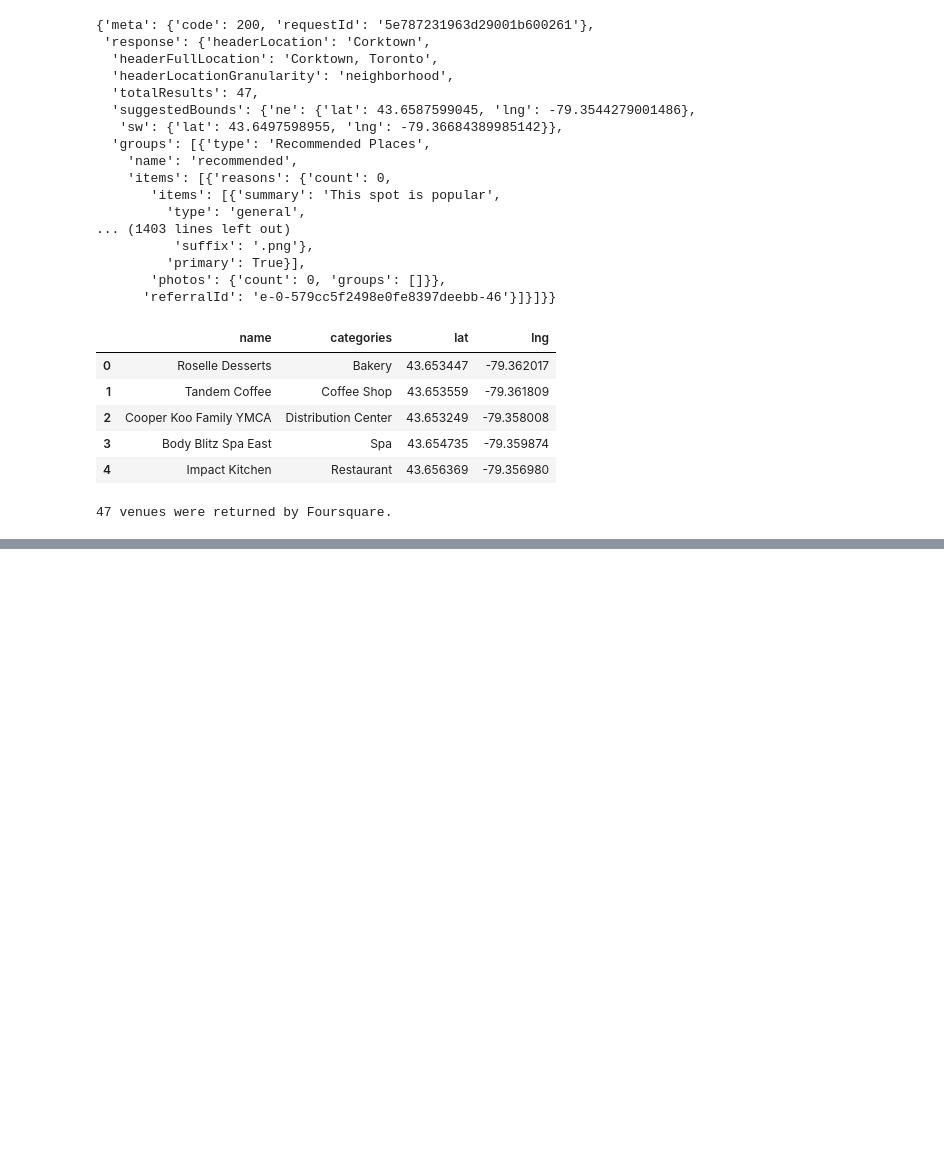
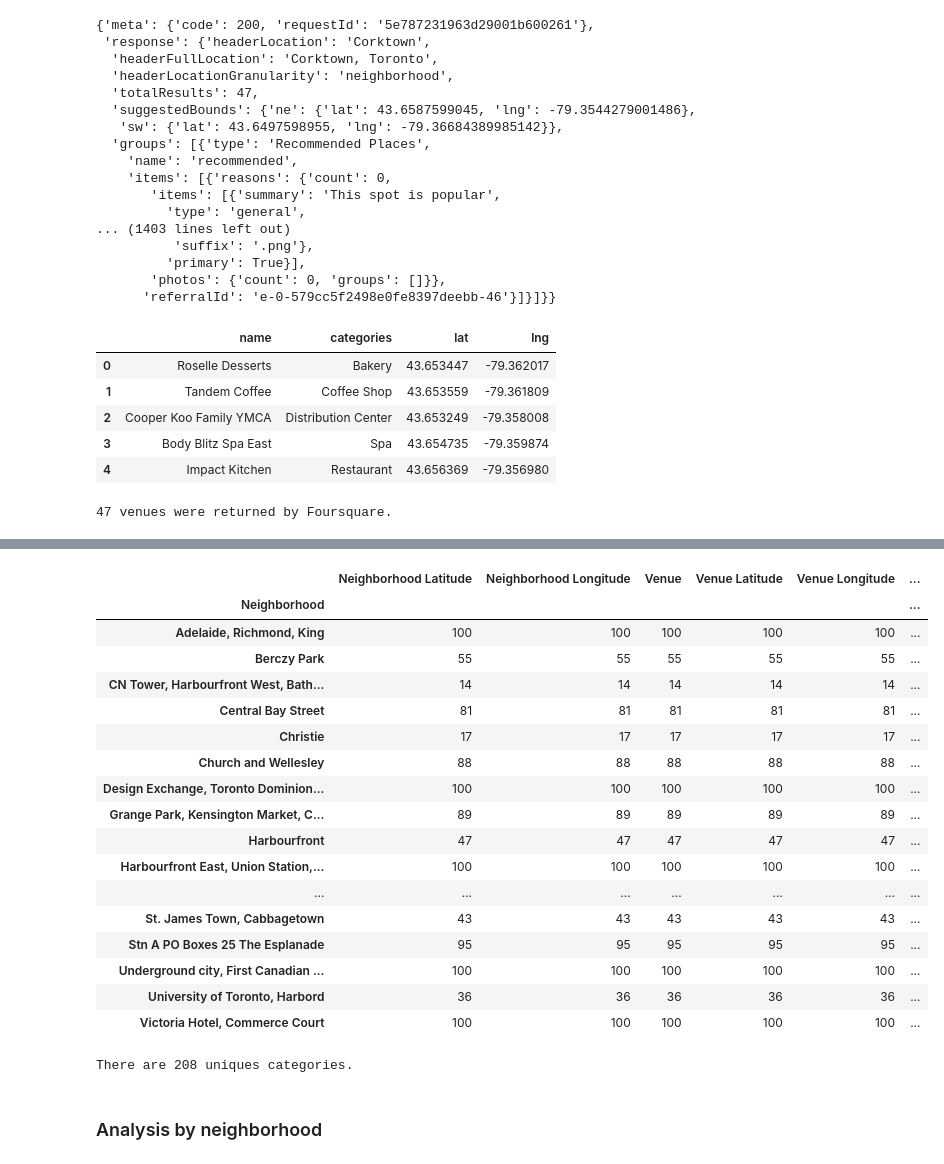
Before and after one commit to Jenny-shang95/Coursera_Capstone, a Jupyter notebook: Capstone_Project_Week3_JShang.ipynb, the cells around one changed output, grey strips where cells are left out. Saved outputs shown, nothing was run; the diff lists cells and outputs as text; code cells hidden in the pictures; blank space fills up the shorter version.

```diff
--- a/Capstone_Project_Week3_JShang.ipynb
+++ b/Capstone_Project_Week3_JShang.ipynb
@@ -242,0 +324,29 @@ print('{} venues were returned by Foursquare.'.format(nearby_venues.shape[0]))
+# %%
+# Check venue counts for each neighborhood
+toronto_venues.groupby('Neighborhood').count()
+# %% [output]
+|  | Neighborhood Latitude | Neighborhood Longitude | Venue | Venue Latitude | Venue Longitude | ... |
+| Neighborhood |  |  |  |  |  | ... |
+| Adelaide, Richmond, King | 100 | 100 | 100 | 100 | 100 | ... |
+| Berczy Park | 55 | 55 | 55 | 55 | 55 | ... |
+| CN Tower, Harbourfront West, Bath... | 14 | 14 | 14 | 14 | 14 | ... |
+| Central Bay Street | 81 | 81 | 81 | 81 | 81 | ... |
+| Christie | 17 | 17 | 17 | 17 | 17 | ... |
+| Church and Wellesley | 88 | 88 | 88 | 88 | 88 | ... |
+| Design Exchange, Toronto Dominion... | 100 | 100 | 100 | 100 | 100 | ... |
+| Grange Park, Kensington Market, C... | 89 | 89 | 89 | 89 | 89 | ... |
+| Harbourfront | 47 | 47 | 47 | 47 | 47 | ... |
+| Harbourfront East, Union Station,... | 100 | 100 | 100 | 100 | 100 | ... |
+| ... | ... | ... | ... | ... | ... | ... |
+| St. James Town, Cabbagetown | 43 | 43 | 43 | 43 | 43 | ... |
+| Stn A PO Boxes 25 The Esplanade | 95 | 95 | 95 | 95 | 95 | ... |
+| Underground city, First Canadian ... | 100 | 100 | 100 | 100 | 100 | ... |
+| University of Toronto, Harbord | 36 | 36 | 36 | 36 | 36 | ... |
+| Victoria Hotel, Commerce Court | 100 | 100 | 100 | 100 | 100 | ... |
+# %%
+# Check unique categories curated from all returned values
+print('There are {} uniques categories.'.format(len(toronto_venues['Venue Category'].unique())))
+# %% [output]
+There are 208 uniques categories.
+# %% [markdown]
+### Analysis by neighborhood
```
Also changed, not shown: parts of 20 cells of this notebook.
